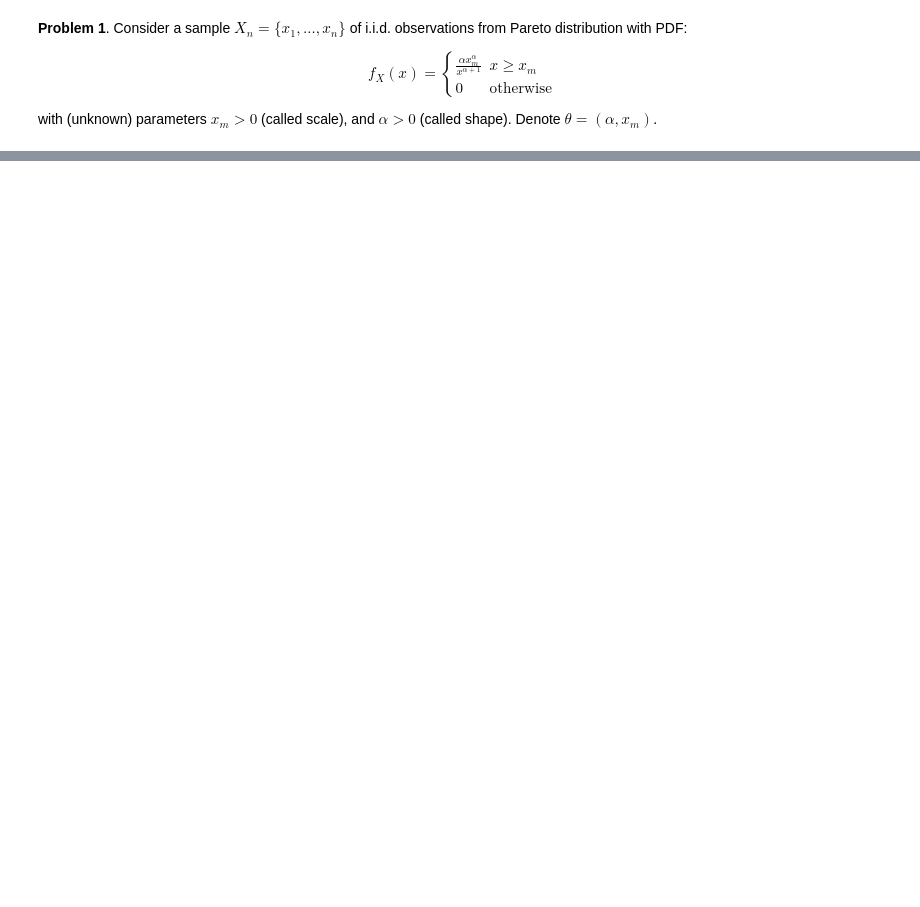
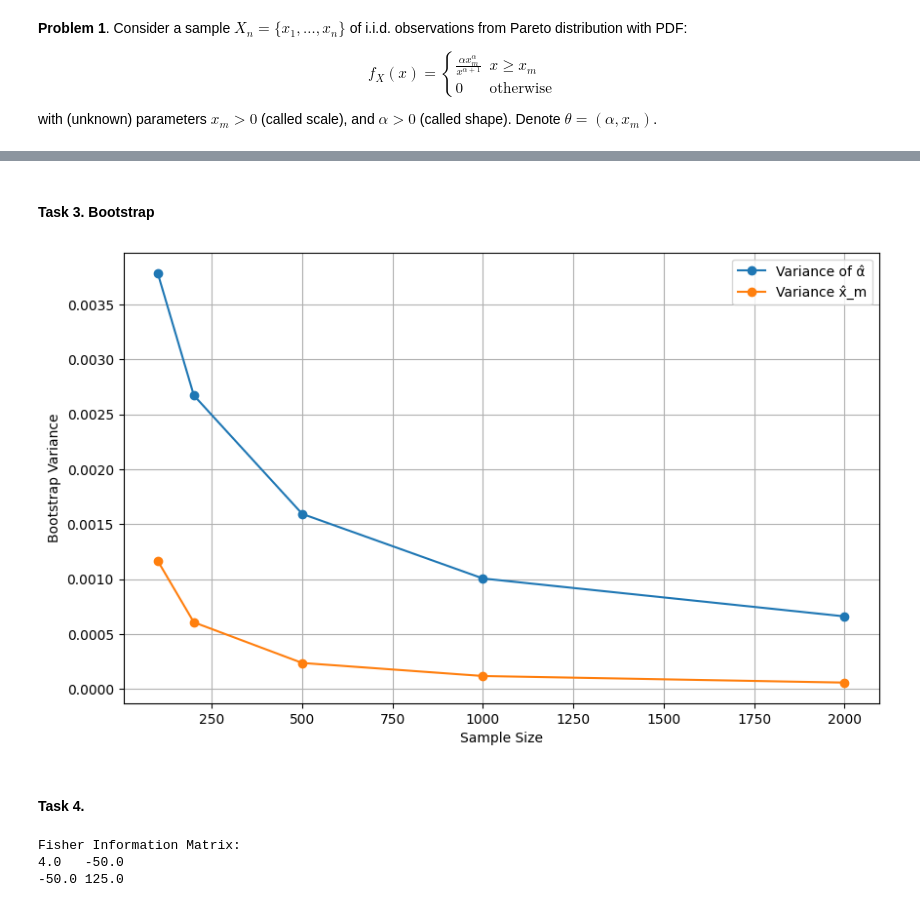
Before and after one commit to vladimir-molotkov/msai-statistics, a Jupyter notebook: homeworks/Homework 1.ipynb, the cells around one changed output, grey strips where cells are left out. Saved outputs shown, nothing was run; the diff lists cells and outputs as text; code cells hidden in the pictures; blank space fills up the shorter version.

```diff
--- a/homeworks/Homework 1.ipynb
+++ b/homeworks/Homework 1.ipynb
@@ -79,0 +54,65 @@ n = 2000: Mean = 2.1730, Var = 0.0015
+# %% [markdown]
+#### Task 3. Bootstrap
+# %%
+avg_var_alpha_list = []
+avg_var_xm_list = []
+
+for n in n_list:
+    current_var_alpha = []
+    current_var_xm = []
+
+    for _ in range(100):
+        for _ in range(1_000):
+            data = xm_true * np.random.pareto(alpha_true, size=n)
+            sample_mean = np.mean(data)
+            sample_second_moment = np.mean(data ** 2)
+            k = (sample_mean ** 2) / sample_second_moment
+
+        # Bootstrap resampling
+        bootstrap_alpha = []
+        bootstrap_xm = []
+
+        for _ in range(1000):
+            bootstrap_sample = np.random.choice(data, size=n, replace=True)
+            bootstrap_mean = np.mean(bootstrap_sample)
+            boot_second_moment = np.mean(bootstrap_sample ** 2)
+            k_boot = (bootstrap_mean ** 2) / boot_second_moment
+
+            alpha_hat = 1 + 1 / np.sqrt(1 - k_boot)
+            xm_hat = bootstrap_mean * (alpha_hat - 1) / alpha_hat
+            bootstrap_alpha.append(alpha_hat)
+            bootstrap_xm.append(xm_hat)
+
+        current_var_alpha.append(np.var(bootstrap_alpha, ddof=1))
+        current_var_xm.append(np.var(bootstrap_xm, ddof=1))
+
+    avg_var_alpha_list.append(np.mean(current_var_alpha))
+    avg_var_xm_list.append(np.mean(current_var_xm))
+
+
+plt.figure(figsize=(10, 6))
+plt.plot(n_list, avg_var_alpha_list, 'o-', label='Variance of α̂')
+plt.plot(n_list, avg_var_xm_list, 'o-', label='Variance x̂_m')
+plt.xlabel('Sample Size')
+plt.ylabel('Bootstrap Variance')
+plt.legend()
+plt.grid(True)
+plt.show()
+# %% [output]
+[figure, added]
+# %% [markdown]
+#### Task 4.
+# %%
+def fisher_information_matrix(alpha, xm, n):
+    I11 = n / alpha**2
+    I12 = -n / xm
+    I22 = n * alpha / xm**2
+    return f"{I11}   {I12}\n{I12} {I22}"
+
+n = 100
+print("Fisher Information Matrix:")
+print(fisher_information_matrix(alpha_true, xm_true, n))
+# %% [output]
+Fisher Information Matrix:
+4.0   -50.0
+-50.0 125.0
```
Also changed, not shown: parts of 6 cells of this notebook, 1 other file.
